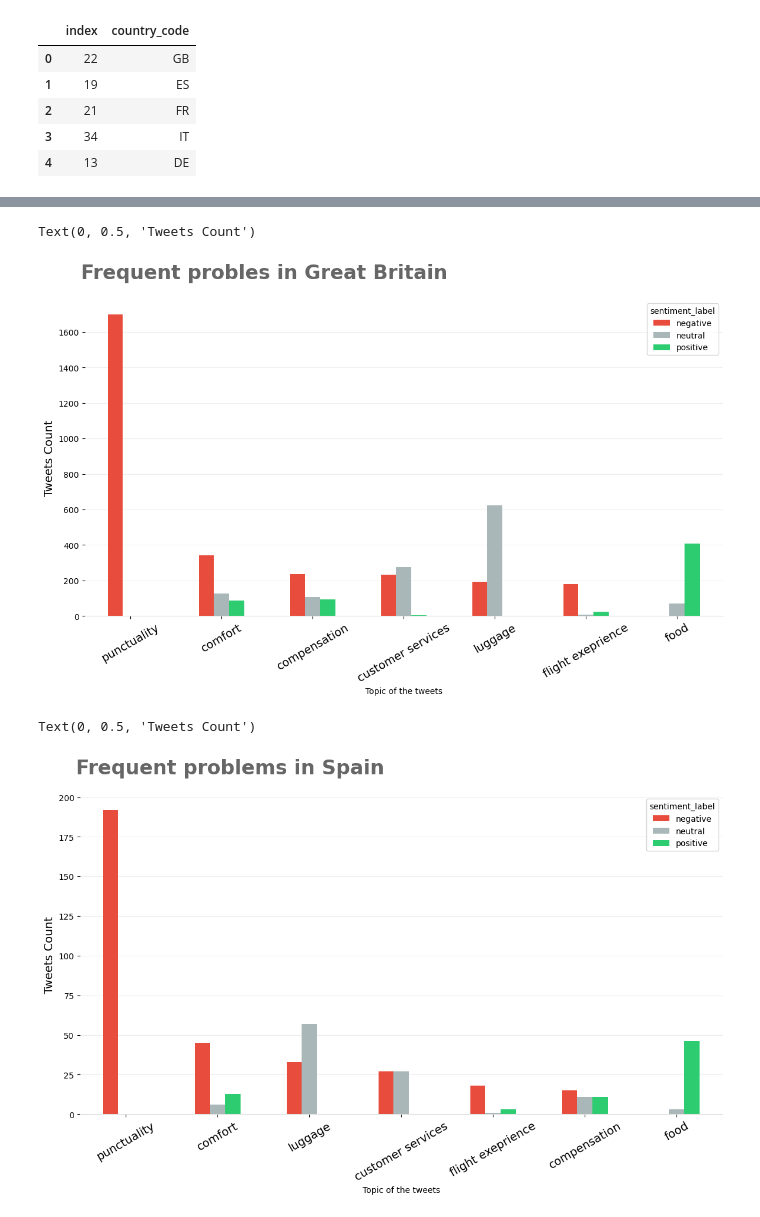
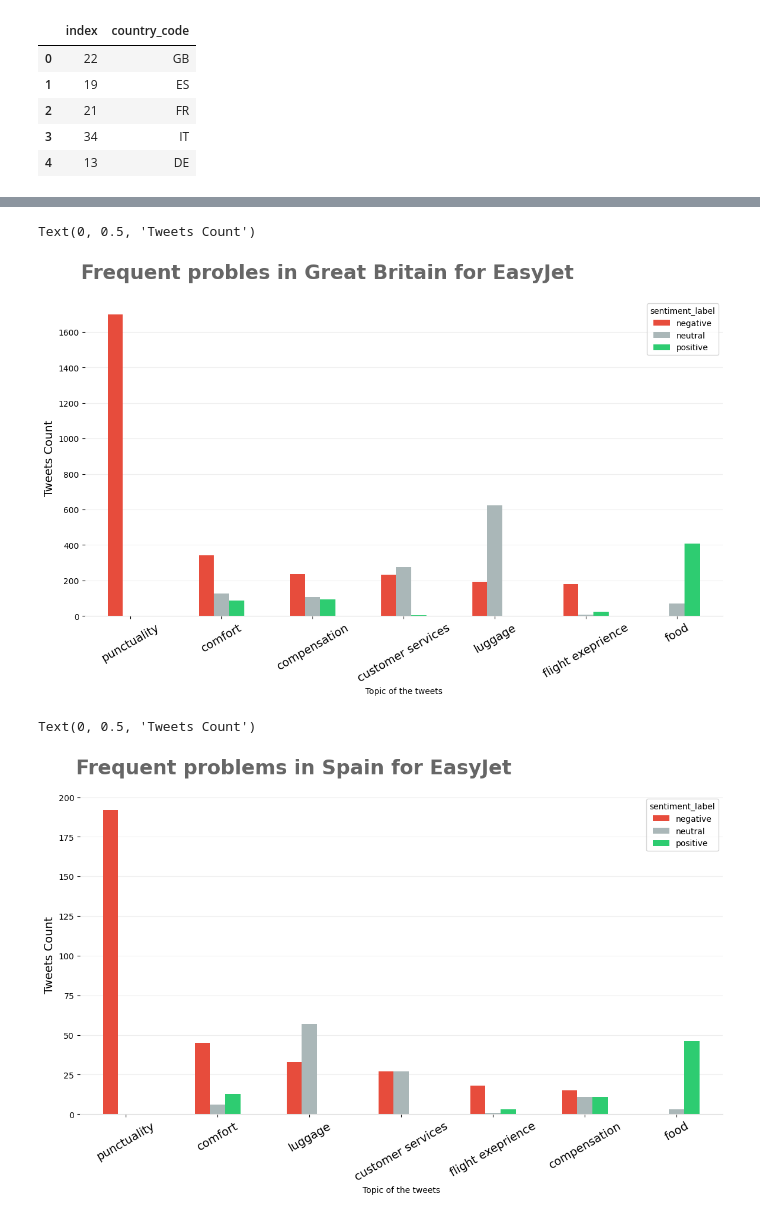
Before and after one commit to AlexRaudvee/Sentiment_Analysis_Tiwitter, a Jupyter notebook: get_geo.ipynb, the cells around one changed output, grey strips where cells are left out. Drawn from its saved outputs; the diff is of its cells as text; code cells hidden in the pictures.

```diff
--- a/get_geo.ipynb
+++ b/get_geo.ipynb
@@ -426,8 +429,9 @@ plt.show()
 # Further analysis
 # %%
 # get the top 5 countries with highest negative tweets as the list of country codes
-df_further_exploration = df_neg_geo_ej.sort_values(by='tweet_id', ascending=False).head(5)
-top_country_with_negs = df_further_exploration.country_code.to_frame().reset_index()
+df_further_exploration_easy = df_neg_geo_ej.sort_values(by='tweet_id', ascending=False).head(5)
+df_further_exploration_british = df_neg_geo_ba.sort_values(by='tweet_id', ascending=False).head(5)
+top_country_with_negs = df_further_exploration_easy.country_code.to_frame().reset_index()
 top_country_with_negs
 # %% [output]
 |  | index | country_code |
@@ -512,31 +578,31 @@ df_for_topics_easy_DE = transformation(df_for_easyjet[df_for_easyjet['country_co
 # %%
 fig, ax = plt.subplots(nrows=1, ncols=1, figsize=(14,7))
 
 # plot
 df_for_topics_easy_GB.plot(kind='bar', ax=ax, color=['#E74C3C', '#AAB7B8', '#2ECC71'])
 
 # title
-ax.text(x=0.12, y=.93, s="Frequent probles in Great Britain", transform=fig.transFigure, ha='left', fontsize=24, weight='bold', alpha=.6)
+ax.text(x=0.12, y=.93, s="Frequent probles in Great Britain for EasyJet", transform=fig.transFigure, ha='left', fontsize=24, weight='bold', alpha=.6)
 
 # Axis formatting.
 ax.spines['top'].set_visible(False)
 ax.spines['right'].set_visible(False)
 ax.spines['left'].set_visible(False)
 ax.spines['bottom'].set_color('#DDDDDD')
 ax.set_axisbelow(True)
 ax.yaxis.grid(True, color='#EEEEEE')
 ax.xaxis.grid(False)
 
 
 # x axis
 ax.set_xlabel('Topic of the tweets')
 plt.xticks(rotation=30, size=14)
 
 # y axis
 ax.set_ylabel('Tweets Count', size=14)
 # %% [output]
 Text(0, 0.5, 'Tweets Count')
-[figure, old version]
+[figure, new version]
 # %%
 
 fig, ax = plt.subplots(nrows=1, ncols=1, figsize=(14,7))
@@ -545,7 +611,7 @@ fig, ax = plt.subplots(nrows=1, ncols=1, figsize=(14,7))
 df_for_topics_easy_ES.plot(kind='bar', ax=ax, color=['#E74C3C', '#AAB7B8', '#2ECC71'])
 
 # title
-ax.text(x=0.12, y=.93, s="Frequent problems in Spain", transform=fig.transFigure, ha='left', fontsize=24, weight='bold', alpha=.6)
+ax.text(x=0.12, y=.93, s="Frequent problems in Spain for EasyJet", transform=fig.transFigure, ha='left', fontsize=24, weight='bold', alpha=.6)
 
 # Axis formatting.
 ax.spines['top'].set_visible(False)
@@ -565,7 +631,7 @@ plt.xticks(rotation=30, size=14)
 ax.set_ylabel('Tweets Count', size=14)
 # %% [output]
 Text(0, 0.5, 'Tweets Count')
-[figure, old version]
+[figure, new version]
 # %%
 
 fig, ax = plt.subplots(nrows=1, ncols=1, figsize=(14,7))
```
Also changed, not shown: parts of 8 cells of this notebook, 1 other file.
